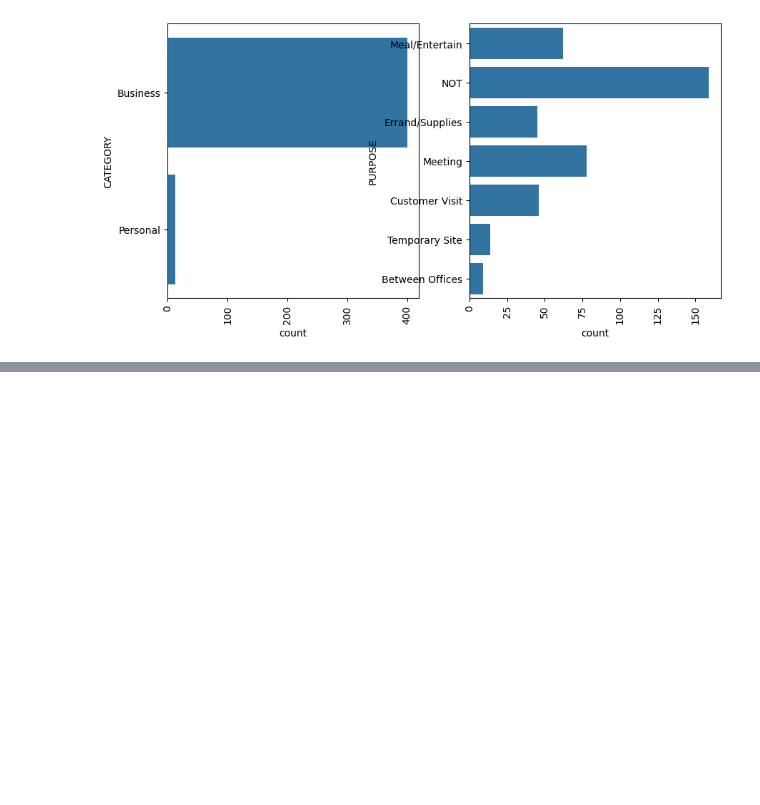
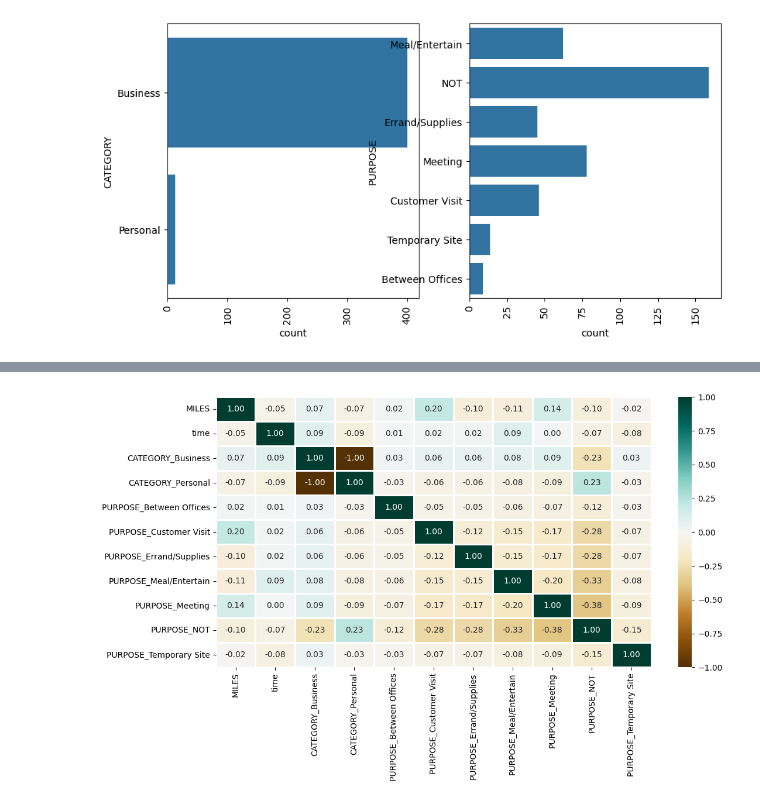
Before and after one commit to Yashaswini-Sandeep/Uber-Rides-Data-Analysis-using-Python, a Jupyter notebook: uberRides.ipynb, the cells around one changed output, grey strips where cells are left out. Saved outputs shown, nothing was run; the diff lists cells and outputs as text; code cells hidden in the pictures; blank space fills up the shorter version.

```diff
--- a/uberRides.ipynb
+++ b/uberRides.ipynb
@@ -95,0 +120,9 @@ plt.xticks(rotation=90)
+# %%
+from sklearn.preprocessing import OneHotEncoder
+object_cols = ['CATEGORY', 'PURPOSE']
+OH_encoder = OneHotEncoder(sparse_output=False)
+OH_cols = pd.DataFrame(OH_encoder.fit_transform(dataset[object_cols]))
+OH_cols.index = dataset.index
+OH_cols.columns = OH_encoder.get_feature_names_out()
+df_final = dataset.drop(object_cols, axis=1)
+dataset = pd.concat([df_final, OH_cols], axis=1)
@@ -95,0 +138,23 @@ plt.xticks(rotation=90)
+# %%
+import pandas as pd
+import seaborn as sns
+import matplotlib.pyplot as plt
+
+# Assuming `dataset` is your DataFrame
+
+# Select only numeric columns for correlation matrix
+numeric_dataset = dataset.select_dtypes(include=[float, int])
+
+# Calculate the correlation matrix
+corr_matrix = numeric_dataset.corr()
+
+# Plot the heatmap
+plt.figure(figsize=(12, 6))
+sns.heatmap(corr_matrix,
+            cmap='BrBG',
+            fmt='.2f',
+            linewidths=2,
+            annot=True)
+plt.show()
+# %% [output]
+[figure, added]
```
Also changed, not shown: parts of 4 cells of this notebook.
